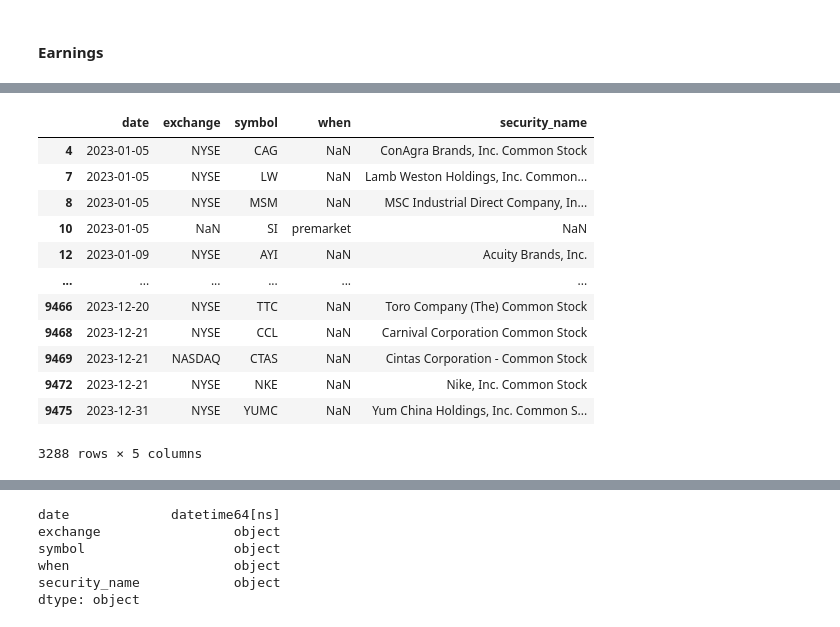
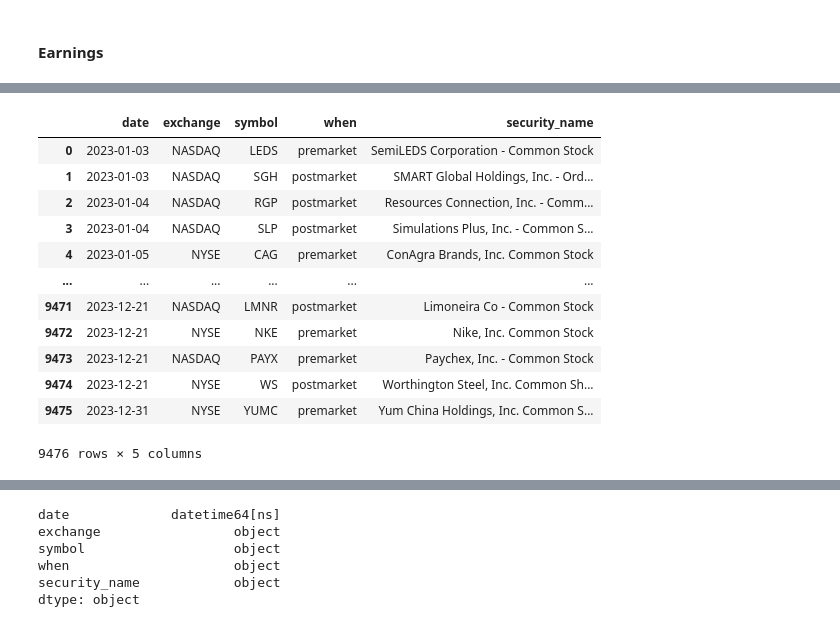
Before and after one commit to brigittesullivan/eps-stock-market-ml-project, a Jupyter notebook: 1_Data_Loading.ipynb, the cells around one changed output, grey strips where cells are left out. Saved outputs shown, nothing was run; the diff lists cells and outputs as text; code cells hidden in the pictures.

```diff
--- a/1_Data_Loading.ipynb
+++ b/1_Data_Loading.ipynb
@@ -141,5 +110,4 @@ straddles_df.sort_values(by='MarketCap', ascending = False)
 # %% [markdown]
 #### Earnings
 # %%
-earnings_df = earnings_df[['date', 'exchange', 'symbol', 'when',
-       'security_name']]
+earnings_df = earnings_df.loc[:,['date', 'exchange', 'symbol', 'when', 'security_name']].copy()
@@ -146,18 +130,19 @@ earnings_df = earnings_df[['date', 'exchange', 'symbol', 'when',
 # %%
 # cleaning - remove nans:
-result = earnings_df[earnings_df.isnull().any(axis=1)]
-result
+# fill missing NA's
+earnings_df.loc[:,'when'].fillna(value='premarket', inplace=True)
+earnings_df
 # %% [output]
 |  | date | exchange | symbol | when | security_name |
-| 4 | 2023-01-05 | NYSE | CAG | NaN | ConAgra Brands, Inc. Common Stock |
-| 7 | 2023-01-05 | NYSE | LW | NaN | Lamb Weston Holdings, Inc. Common... |
-| 8 | 2023-01-05 | NYSE | MSM | NaN | MSC Industrial Direct Company, In... |
-| 10 | 2023-01-05 | NaN | SI | premarket | NaN |
-| 12 | 2023-01-09 | NYSE | AYI | NaN | Acuity Brands, Inc. |
+| 0 | 2023-01-03 | NASDAQ | LEDS | premarket | SemiLEDS Corporation - Common Stock |
+| 1 | 2023-01-03 | NASDAQ | SGH | postmarket | SMART Global Holdings, Inc. - Ord... |
+| 2 | 2023-01-04 | NASDAQ | RGP | postmarket | Resources Connection, Inc. - Comm... |
+| 3 | 2023-01-04 | NASDAQ | SLP | postmarket | Simulations Plus, Inc. - Common S... |
+| 4 | 2023-01-05 | NYSE | CAG | premarket | ConAgra Brands, Inc. Common Stock |
 | ... | ... | ... | ... | ... | ... |
-| 9466 | 2023-12-20 | NYSE | TTC | NaN | Toro Company (The) Common Stock |
-| 9468 | 2023-12-21 | NYSE | CCL | NaN | Carnival Corporation Common Stock |
-| 9469 | 2023-12-21 | NASDAQ | CTAS | NaN | Cintas Corporation - Common Stock |
-| 9472 | 2023-12-21 | NYSE | NKE | NaN | Nike, Inc. Common Stock |
-| 9475 | 2023-12-31 | NYSE | YUMC | NaN | Yum China Holdings, Inc. Common S... |
+| 9471 | 2023-12-21 | NASDAQ | LMNR | postmarket | Limoneira Co - Common Stock |
+| 9472 | 2023-12-21 | NYSE | NKE | premarket | Nike, Inc. Common Stock |
+| 9473 | 2023-12-21 | NASDAQ | PAYX | premarket | Paychex, Inc. - Common Stock |
+| 9474 | 2023-12-21 | NYSE | WS | postmarket | Worthington Steel, Inc. Common Sh... |
+| 9475 | 2023-12-31 | NYSE | YUMC | premarket | Yum China Holdings, Inc. Common S... |
-3288 rows × 5 columns
+9476 rows × 5 columns
```
Also changed, not shown: parts of 75 cells of this notebook, 5 other files.
